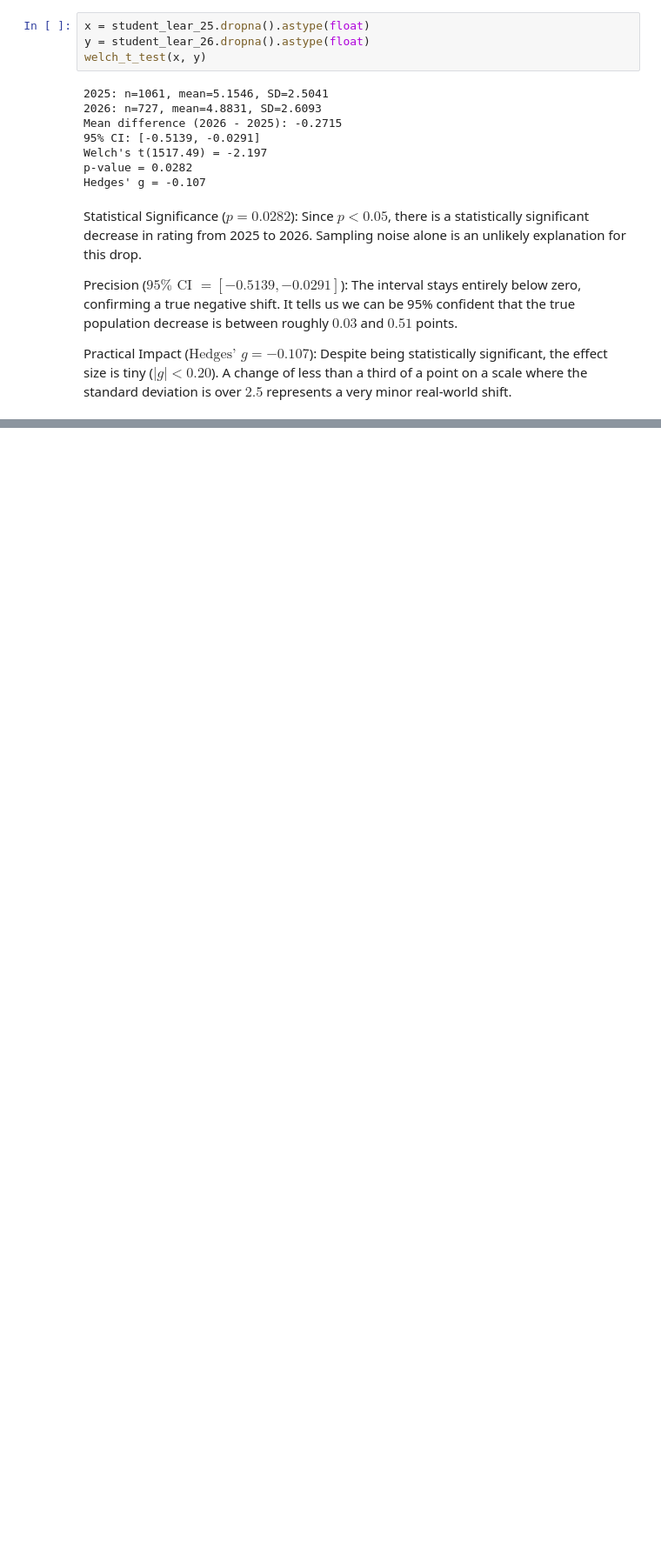
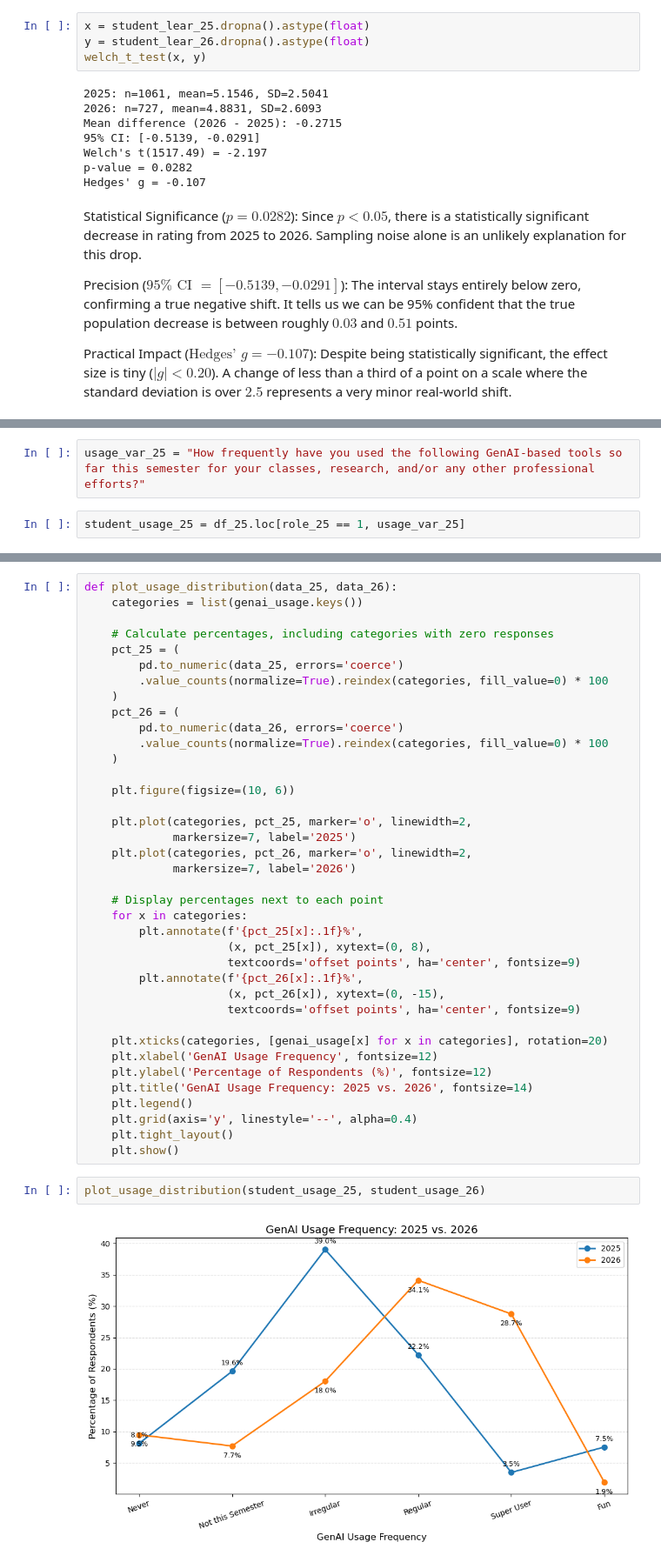
Before and after one commit to JesanOvi/GenAI-Survey-Analysis, a Jupyter notebook: note_books/Survey26.ipynb, the cells around one changed output, grey strips where cells are left out. Shown at 87% size. Cells and saved outputs as stored; diff of their text form; blank space fills up the shorter version.

```diff
--- a/note_books/Survey26.ipynb
+++ b/note_books/Survey26.ipynb
@@ -801,0 +825,4 @@ Practical Impact ($\text{Hedges' } g = -0.107$): Despite being statistically sig
+# %%
+usage_var_25 = "How frequently have you used the following GenAI-based tools so far this semester for your classes, research, and/or any other professional efforts?"
+# %%
+student_usage_25 = df_25.loc[role_25 == 1, usage_var_25]
@@ -801,0 +855,42 @@ Practical Impact ($\text{Hedges' } g = -0.107$): Despite being statistically sig
+# %%
+def plot_usage_distribution(data_25, data_26):
+    categories = list(genai_usage.keys())
+
+    # Calculate percentages, including categories with zero responses
+    pct_25 = (
+        pd.to_numeric(data_25, errors='coerce')
+        .value_counts(normalize=True).reindex(categories, fill_value=0) * 100
+    )
+    pct_26 = (
+        pd.to_numeric(data_26, errors='coerce')
+        .value_counts(normalize=True).reindex(categories, fill_value=0) * 100
+    )
+
+    plt.figure(figsize=(10, 6))
+
+    plt.plot(categories, pct_25, marker='o', linewidth=2,
+             markersize=7, label='2025')
+    plt.plot(categories, pct_26, marker='o', linewidth=2,
+             markersize=7, label='2026')
+
+    # Display percentages next to each point
+    for x in categories:
+        plt.annotate(f'{pct_25[x]:.1f}%',
+                     (x, pct_25[x]), xytext=(0, 8),
+                     textcoords='offset points', ha='center', fontsize=9)
+        plt.annotate(f'{pct_26[x]:.1f}%',
+                     (x, pct_26[x]), xytext=(0, -15),
+                     textcoords='offset points', ha='center', fontsize=9)
+
+    plt.xticks(categories, [genai_usage[x] for x in categories], rotation=20)
+    plt.xlabel('GenAI Usage Frequency', fontsize=12)
+    plt.ylabel('Percentage of Respondents (%)', fontsize=12)
+    plt.title('GenAI Usage Frequency: 2025 vs. 2026', fontsize=14)
+    plt.legend()
+    plt.grid(axis='y', linestyle='--', alpha=0.4)
+    plt.tight_layout()
+    plt.show()
+# %%
+plot_usage_distribution(student_usage_25, student_usage_26)
+# %% [output]
+[figure, added]
```
Also changed, not shown: parts of 57 cells of this notebook, 1 other file.
